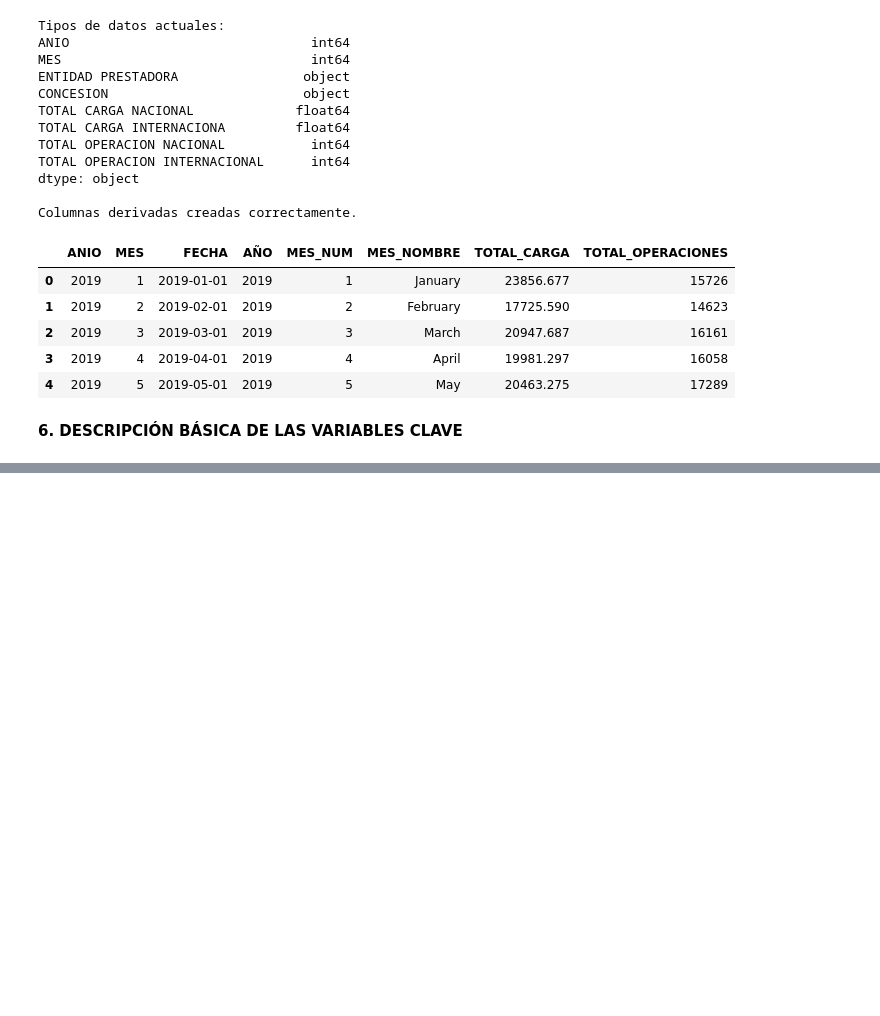
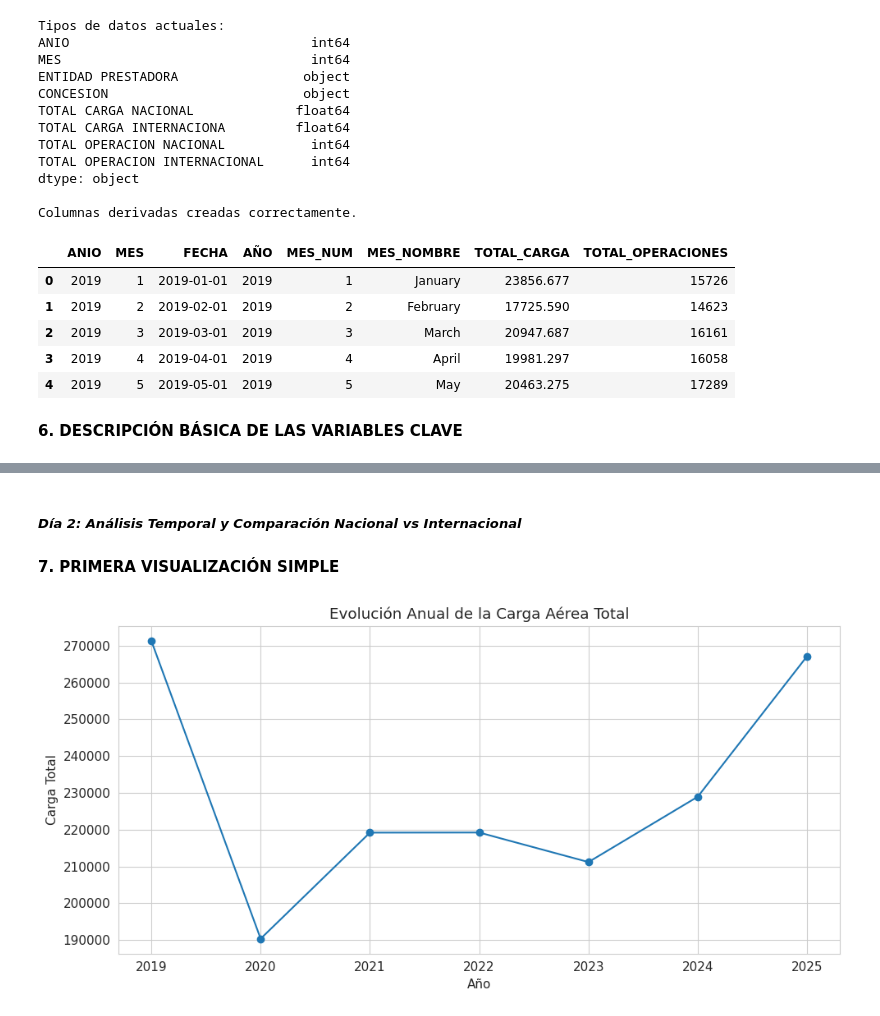
Before and after one commit to AlexisPerezCordero/Analisis-Trafico-Aereo-Jorge-Chavez, a Jupyter notebook: Analisis_Trafico_Aereo.ipynb, the cells around one changed output, grey strips where cells are left out. Cells and saved outputs as stored; diff of their text form; code cells hidden in the pictures; blank space fills up the shorter version.

```diff
--- a/Analisis_Trafico_Aereo.ipynb
+++ b/Analisis_Trafico_Aereo.ipynb
@@ -204,0 +191,28 @@ Resumen estadístico de las variables numéricas:
+# %% [markdown]
+##### *Día 2: Análisis Temporal y Comparación Nacional vs Internacional*
+# %% [markdown]
+**7. PRIMERA VISUALIZACIÓN SIMPLE**
+# %%
+# Se agrupa la carga aérea total por año con el objetivo de
+# analizar su comportamiento a lo largo del periodo 2019–2025.
+
+carga_anual = df.groupby("AÑO")["TOTAL_CARGA"].sum()
+
+plt.figure(figsize=(10, 5))
+
+plt.plot(
+    carga_anual.index,
+    carga_anual.values,
+    marker="o"
+)
+
+plt.title("Evolución Anual de la Carga Aérea Total")
+plt.xlabel("Año")
+plt.ylabel("Carga Total")
+plt.xticks(carga_anual.index)
+plt.grid(True)
+
+plt.tight_layout()
+plt.show()
+# %% [output]
+[figure, added]
```
Also changed, not shown: parts of 12 cells of this notebook.
